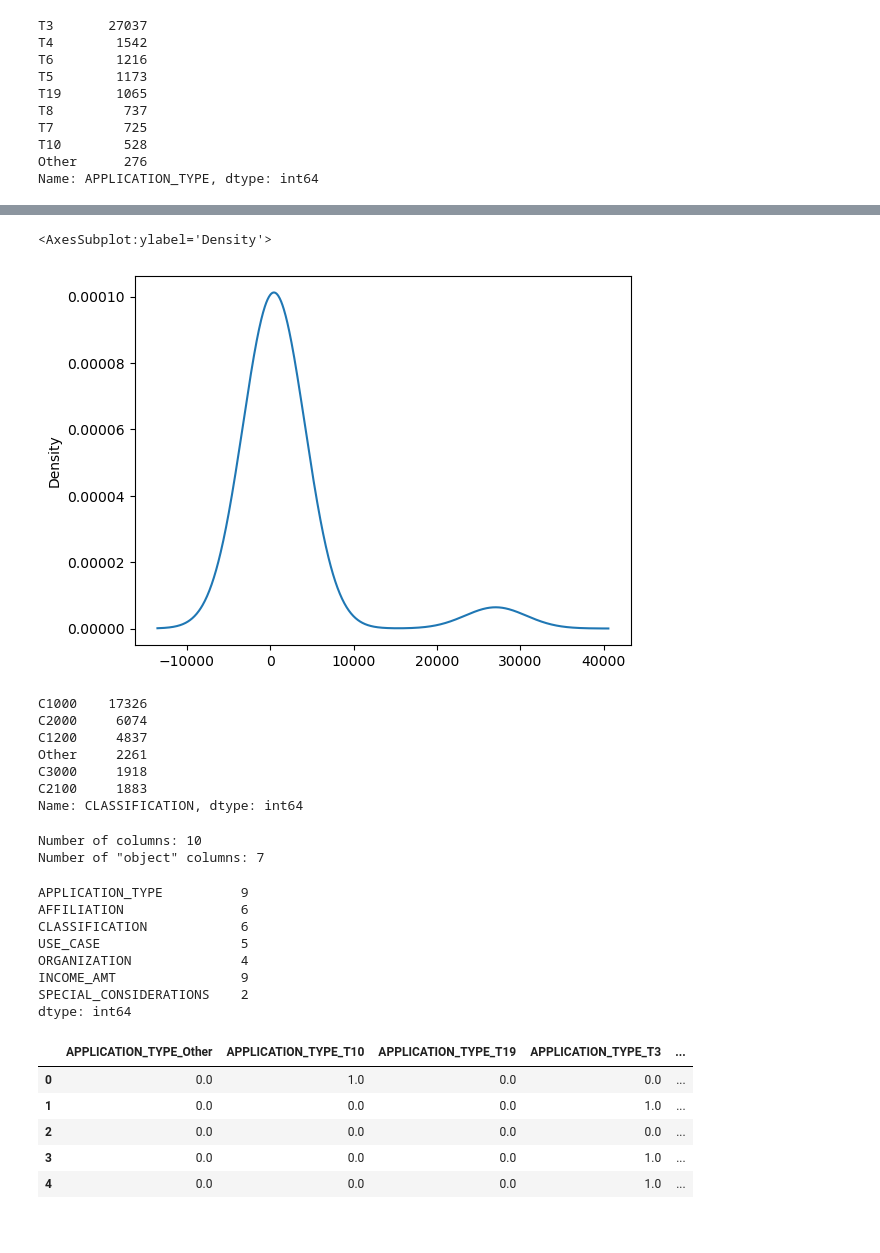
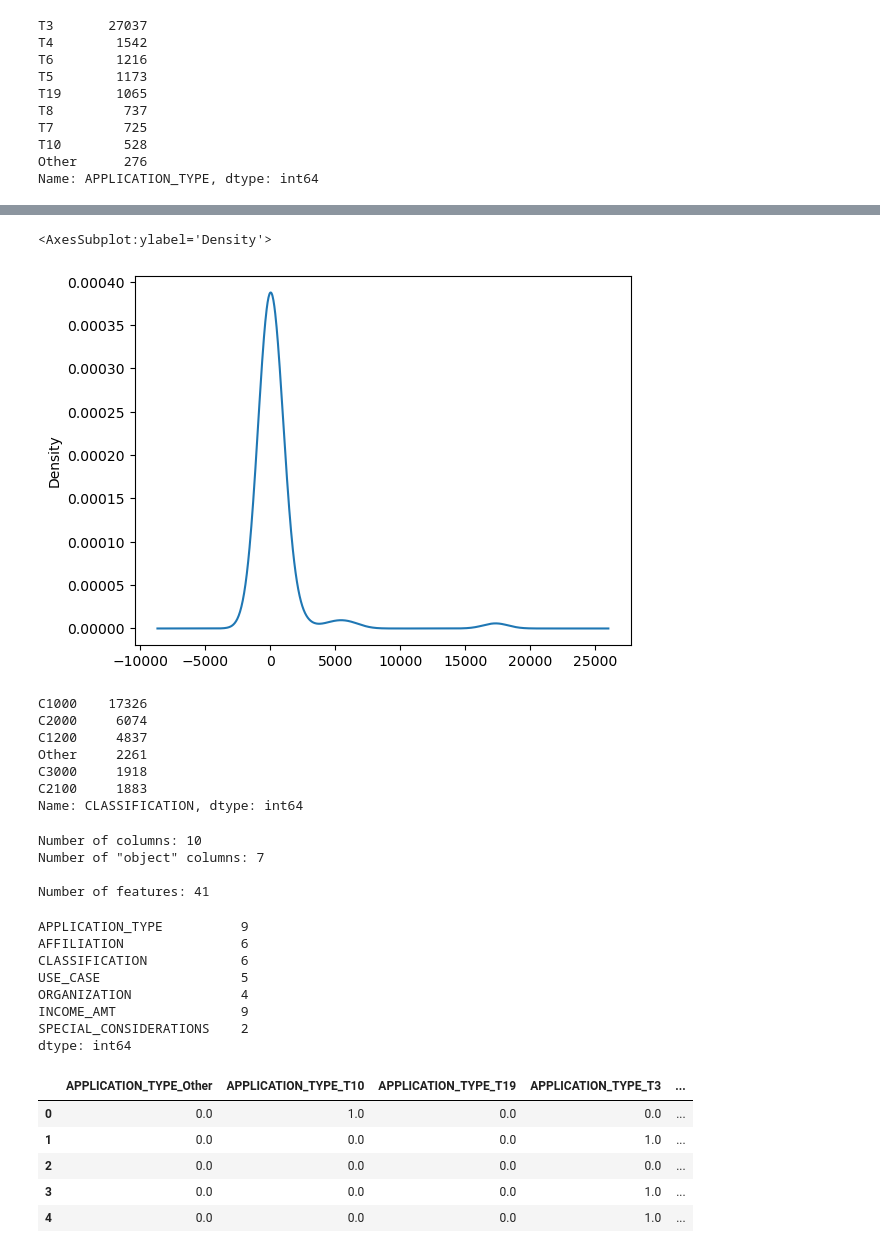
Before and after one commit to mhflynn/Neural_Network_Charity_Analysis, a Jupyter notebook: AlphabetSoupCharity.ipynb, the cells around one changed output, grey strips where cells are left out. Drawn from its saved outputs; the diff is of its cells as text; code cells hidden in the pictures.

```diff
--- a/AlphabetSoupCharity.ipynb
+++ b/AlphabetSoupCharity.ipynb
@@ -69,11 +73,11 @@ app_types.plot.density()
 # %%
 # Determine which values to replace if counts are less than 500?
 cut_off = 500
-cat_to_bin = app_types[app_types<cut_off].index
-app_replace_rows = application_df['APPLICATION_TYPE'].isin(cat_to_bin)
+app_bin = app_types[app_types<cut_off].index
+app_mask = application_df['APPLICATION_TYPE'].isin(app_bin)
 
 # Replace in dataframe
-application_df.loc[app_replace_rows, 'APPLICATION_TYPE'] = 'Other'
+application_df.loc[app_mask, 'APPLICATION_TYPE'] = 'Other'
 
 # Check to make sure binning was successful
 application_df.APPLICATION_TYPE.value_counts()
@@ -112,10 +116,10 @@ len(class_types), class_types.iloc[0:15]
  Name: CLASSIFICATION, dtype: int64)
 # %%
 # Visualize the value counts of CLASSIFICATION
-app_types.plot.density()
+class_types.plot.density()
 # %% [output]
 <AxesSubplot:ylabel='Density'>
-[figure, old version]
+[figure, new version]
 # %%
 # Determine which values to replace if counts are less than 1500
 cut_off = 1500
@@ -142,11 +146,14 @@ application_cat = (application_df.dtypes[type_mask]).index.tolist()
 
 print(f'Number of columns: {len(application_df.columns)}')
 print(f'Number of "object" columns: {len(application_cat)}')
+print(f'\nNumber of features: {application_df[application_cat].nunique().sum()}')
 
 application_df[application_cat].nunique()
 # %% [output]
 Number of columns: 10
 Number of "object" columns: 7
+
+Number of features: 41
 APPLICATION_TYPE          9
 AFFILIATION               6
 CLASSIFICATION            6
```
Also changed, not shown: parts of 8 cells of this notebook, 29 other files.
